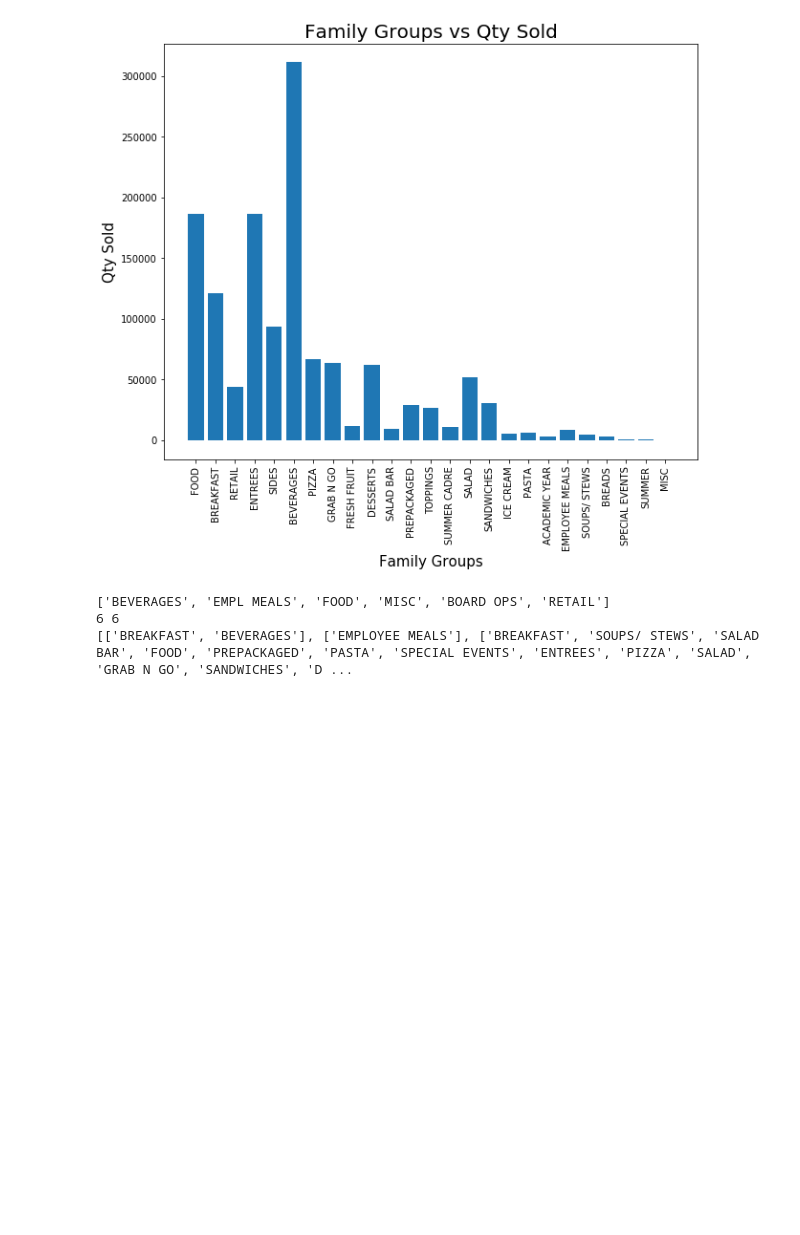
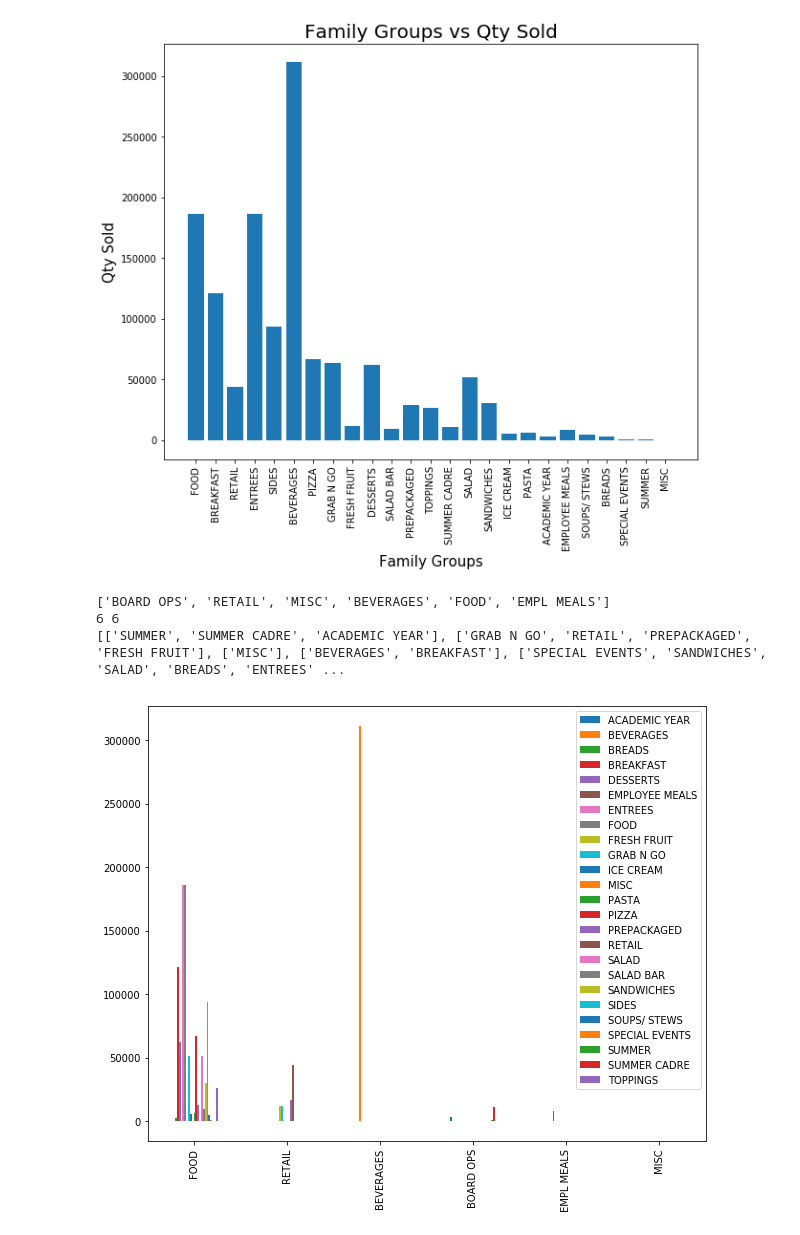
Before and after one commit to kgadgil/dining_services, a Jupyter notebook: Data_analysis.ipynb, the cells around one changed output. Drawn from its saved outputs; the diff is of its cells as text; code cells hidden in the pictures; blank space fills up the shorter version.

Commit message:
made dictionary of data, used pandas frame to plot bar graph

```diff
--- a/Data_analysis.ipynb
+++ b/Data_analysis.ipynb
@@ -3,6 +3,7 @@ import numpy as np
 import tensorflow as tf
 import csv
 import matplotlib.pyplot as plt
+import pandas as pd
 
 #matplotlib figures appear inline in jupyter notebook rather than in a new window.
 %matplotlib inline
@@ -70,15 +71,27 @@ def insert_dict(d, key_arr,val_arr):
             d[itm] = val_arr[idx]
     return d
 
-def nested_dict(d, key_arr1,val_arr1, key_arr2, val_arr2):
+def nested_dict(d, key_arr1, key_arr2, val_arr):
     for idx, itm in enumerate(key_arr1):
         if itm in d:
             val = d[itm]
-            val = insert_dict(val, key_arr2, val_arr2)
+            ####
+            for idx2, itm2 in enumerate(key_arr2):
+                if (itm2 in val and idx==idx2) :
+                    cnt = val[itm2]
+                    val[itm2] = cnt + val_arr[idx]
+                elif (itm2 not in val and idx==idx2) :
+                    val[itm2] = val_arr[idx]
+            ####
             d[itm] = val
         else:
             val = {}
-            val = insert_dict(val, key_arr2, val_arr2)
+            for idx2, itm2 in enumerate(key_arr2):
+                if (itm2 in val and idx==idx2) :
+                    cnt = val[itm2]
+                    val[itm2] = cnt + val_arr[idx]
+                elif (itm2 not in val and idx==idx2) :
+                    val[itm2] = val_arr[idx]
             d[itm] = val
     return d
 
@@ -86,32 +99,38 @@ def main():
     train_path = 'data/f2018.csv'
     data = csv_to_np_arr(train_path)
 
     menu_items = data[1:-1, 0]
     family = data[1:-1, 1]
     major = data[1:-1, 2]
     qty_sold = data[1:-1, 3].astype(int)       #qty_sold as int datatype for plotting and processing
 
     d_mg = {}
     d_mg = insert_dict(d_mg, major, qty_sold)
     plot_dict(d_mg, 'Major Groups', 'Qty Sold', 'Major Groups vs Qty Sold')
     d_fg = {}
     d_fg = insert_dict(d_fg, family, qty_sold)
     plot_dict(d_fg, 'Family Groups', 'Qty Sold', 'Family Groups vs Qty Sold')
 
 
     sublist = grouping(major, family)
     print(unique_list(major))
     print(len(sublist), len(unique_list(major)))
     print(sublist)
 
+    d = {}
+    d = nested_dict(d, major, family, qty_sold)
+    pd.DataFrame(d).T.plot(kind='bar')
+    plt.show()
+
 
 if __name__ == '__main__':
     main()
 # %% [output]
 The autoreload extension is already loaded. To reload it, use:
   %reload_ext autoreload
 [figure]
 [figure]
-['BEVERAGES', 'EMPL MEALS', 'FOOD', 'MISC', 'BOARD OPS', 'RETAIL']
+['BOARD OPS', 'RETAIL', 'MISC', 'BEVERAGES', 'FOOD', 'EMPL MEALS']
 6 6
-[['BREAKFAST', 'BEVERAGES'], ['EMPLOYEE MEALS'], ['BREAKFAST', 'SOUPS/ STEWS', 'SALAD BAR', 'FOOD', 'PREPACKAGED', 'PASTA', 'SPECIAL EVENTS', 'ENTREES', 'PIZZA', 'SALAD', 'GRAB N GO', 'SANDWICHES', 'D ...
+[['SUMMER', 'SUMMER CADRE', 'ACADEMIC YEAR'], ['GRAB N GO', 'RETAIL', 'PREPACKAGED', 'FRESH FRUIT'], ['MISC'], ['BEVERAGES', 'BREAKFAST'], ['SPECIAL EVENTS', 'SANDWICHES', 'SALAD', 'BREADS', 'ENTREES' ...
+[figure, added]
```
